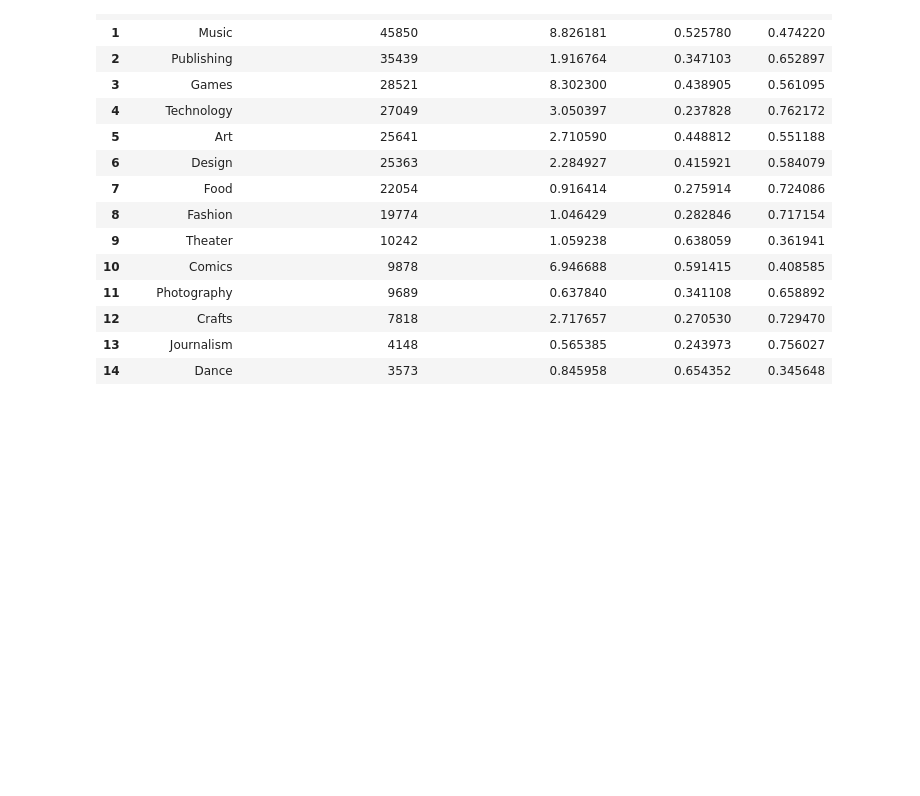
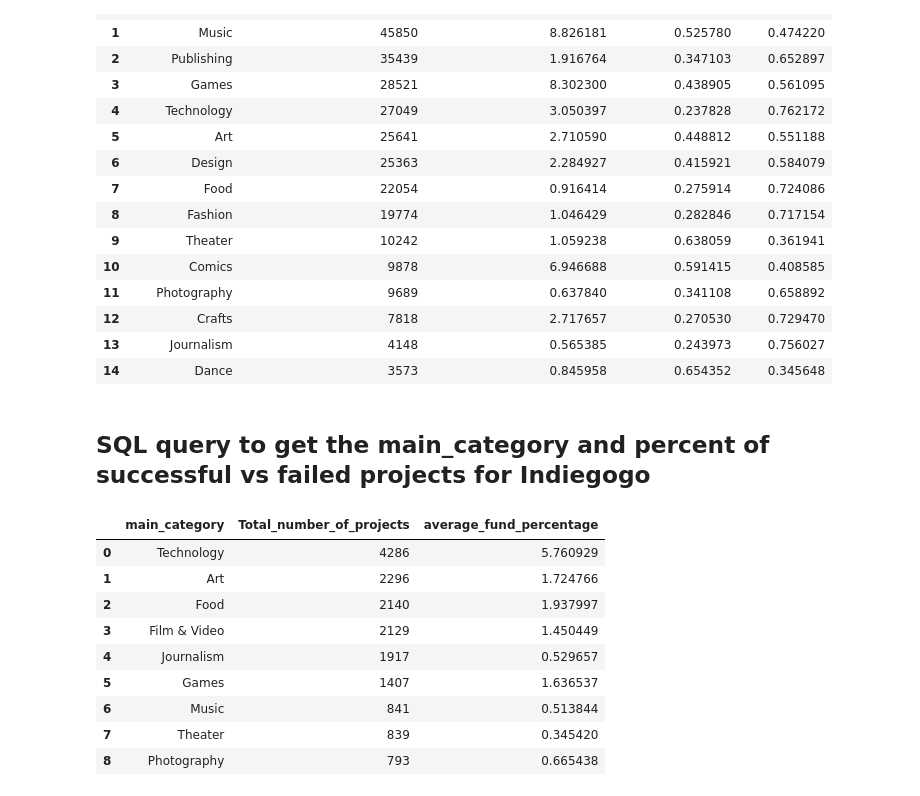
Before and after one commit to Best-Brain-Gang/Crowdfunding_Analysis, a Jupyter notebook: crowdfunding_analyzer.ipynb, the cells around one changed output. Drawn from its saved outputs; the diff is of its cells as text; code cells hidden in the pictures; blank space fills up the shorter version.

```diff
--- a/crowdfunding_analyzer.ipynb
+++ b/crowdfunding_analyzer.ipynb
@@ -457,3 +457,29 @@ ks_main_category_total
 | 12 | Crafts | 7818 | 2.717657 | 0.270530 | 0.729470 |
 | 13 | Journalism | 4148 | 0.565385 | 0.243973 | 0.756027 |
 | 14 | Dance | 3573 | 0.845958 | 0.654352 | 0.345648 |
+# %% [markdown]
+## SQL query to get the main_category and percent of successful vs failed projects for Indiegogo
+# %%
+query = """
+SELECT main_category, COUNT (*) AS Total_number_of_projects, AVG(funded_percent) AS average_fund_percentage
+FROM indie_gogo
+GROUP BY main_category
+ORDER BY
+    total_number_of_projects DESC;
+"""
+
+indiegogo_main_category_total = pd.read_sql_query(
+    query,
+    con= engine)
+indiegogo_main_category_total
+# %% [output]
+|  | main_category | Total_number_of_projects | average_fund_percentage |
+| 0 | Technology | 4286 | 5.760929 |
+| 1 | Art | 2296 | 1.724766 |
+| 2 | Food | 2140 | 1.937997 |
+| 3 | Film & Video | 2129 | 1.450449 |
+| 4 | Journalism | 1917 | 0.529657 |
+| 5 | Games | 1407 | 1.636537 |
+| 6 | Music | 841 | 0.513844 |
+| 7 | Theater | 839 | 0.345420 |
+| 8 | Photography | 793 | 0.665438 |
```
Also changed, not shown: parts of 3 cells of this notebook.
